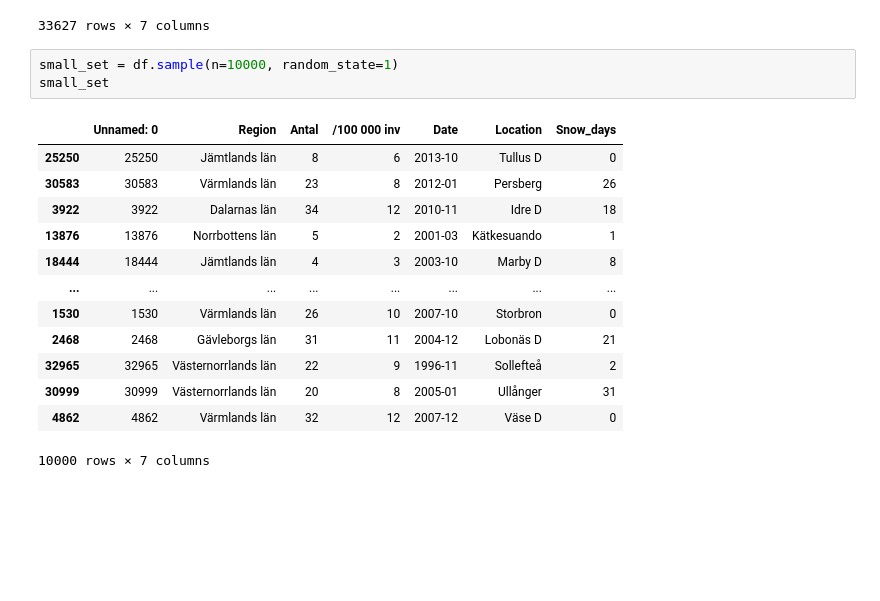
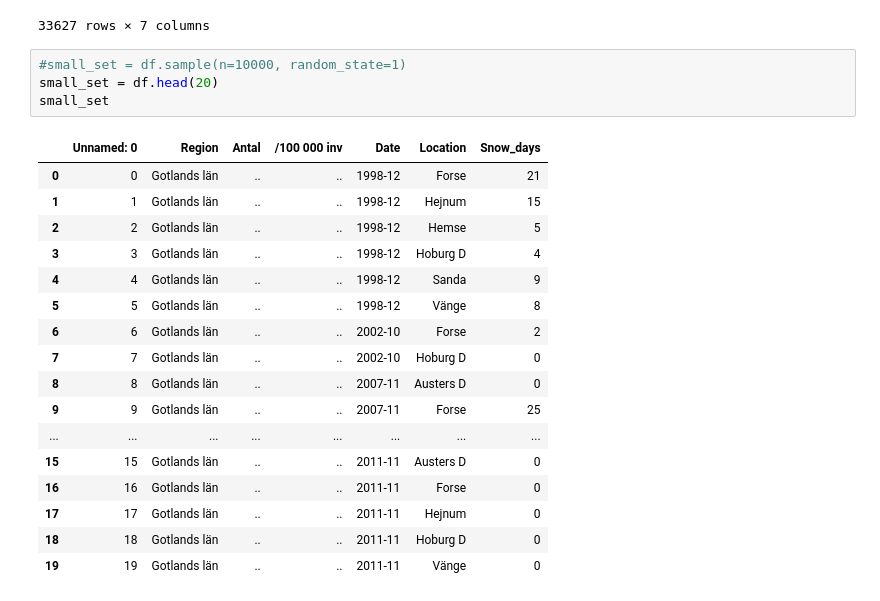
Before and after one commit to HenkeLO/BDA_snow_crime, a Jupyter notebook: Fixing the data.ipynb, the cells around one changed output. Saved outputs shown, nothing was run; the diff lists cells and outputs as text; blank space fills up the shorter version.

```diff
--- a/Fixing the data.ipynb
+++ b/Fixing the data.ipynb
@@ -25,22 +25,27 @@ df
 | 33626 | 33626 | Östergötlands län | 41 | 9 | 2013-03 | Östra Husby D | 15 |
 33627 rows × 7 columns
 # %%
-small_set = df.sample(n=10000, random_state=1)
+#small_set = df.sample(n=10000, random_state=1)
+small_set = df.head(20)
 small_set
 # %% [output]
 |  | Unnamed: 0 | Region | Antal | /100 000 inv | Date | Location | Snow_days |
-| 25250 | 25250 | Jämtlands län | 8 | 6 | 2013-10 | Tullus D | 0 |
-| 30583 | 30583 | Värmlands län | 23 | 8 | 2012-01 | Persberg | 26 |
-| 3922 | 3922 | Dalarnas län | 34 | 12 | 2010-11 | Idre D | 18 |
-| 13876 | 13876 | Norrbottens län | 5 | 2 | 2001-03 | Kätkesuando | 1 |
-| 18444 | 18444 | Jämtlands län | 4 | 3 | 2003-10 | Marby D | 8 |
+| 0 | 0 | Gotlands län | .. | .. | 1998-12 | Forse | 21 |
+| 1 | 1 | Gotlands län | .. | .. | 1998-12 | Hejnum | 15 |
+| 2 | 2 | Gotlands län | .. | .. | 1998-12 | Hemse | 5 |
+| 3 | 3 | Gotlands län | .. | .. | 1998-12 | Hoburg D | 4 |
+| 4 | 4 | Gotlands län | .. | .. | 1998-12 | Sanda | 9 |
+| 5 | 5 | Gotlands län | .. | .. | 1998-12 | Vänge | 8 |
+| 6 | 6 | Gotlands län | .. | .. | 2002-10 | Forse | 2 |
+| 7 | 7 | Gotlands län | .. | .. | 2002-10 | Hoburg D | 0 |
+| 8 | 8 | Gotlands län | .. | .. | 2007-11 | Austers D | 0 |
+| 9 | 9 | Gotlands län | .. | .. | 2007-11 | Forse | 25 |
 | ... | ... | ... | ... | ... | ... | ... | ... |
-| 1530 | 1530 | Värmlands län | 26 | 10 | 2007-10 | Storbron | 0 |
-| 2468 | 2468 | Gävleborgs län | 31 | 11 | 2004-12 | Lobonäs D | 21 |
-| 32965 | 32965 | Västernorrlands län | 22 | 9 | 1996-11 | Sollefteå | 2 |
-| 30999 | 30999 | Västernorrlands län | 20 | 8 | 2005-01 | Ullånger | 31 |
-| 4862 | 4862 | Värmlands län | 32 | 12 | 2007-12 | Väse D | 0 |
+| 15 | 15 | Gotlands län | .. | .. | 2011-11 | Austers D | 0 |
+| 16 | 16 | Gotlands län | .. | .. | 2011-11 | Forse | 0 |
+| 17 | 17 | Gotlands län | .. | .. | 2011-11 | Hejnum | 0 |
+| 18 | 18 | Gotlands län | .. | .. | 2011-11 | Hoburg D | 0 |
+| 19 | 19 | Gotlands län | .. | .. | 2011-11 | Vänge | 0 |
-10000 rows × 7 columns
 # %%
 prev_date = ""
 prev_region = ""
```
Also changed, not shown: parts of 5 cells of this notebook, 1 other file.
